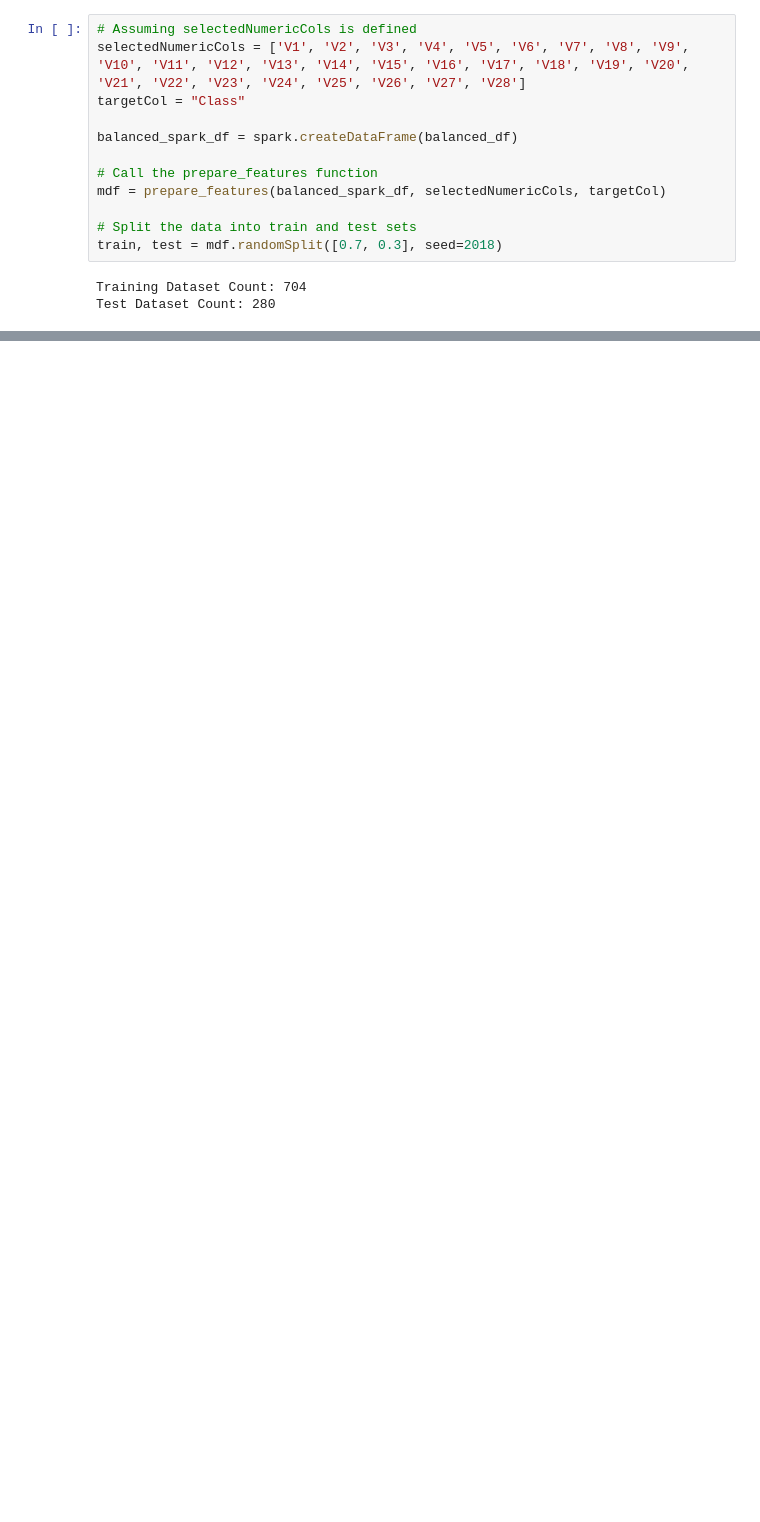
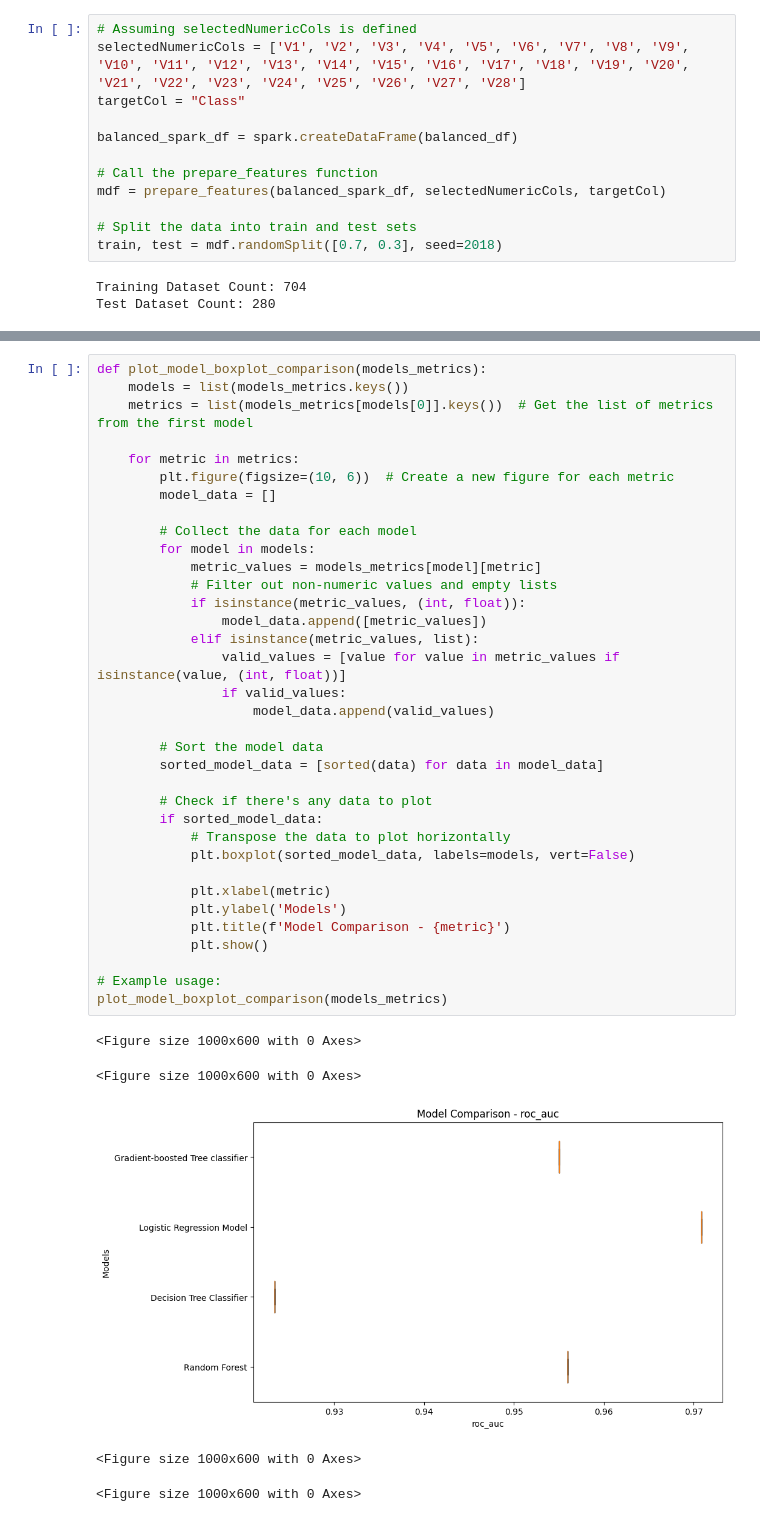
Before and after one commit to Ogweno/portfolio, a Jupyter notebook: "Fraud_Detection_PySpark.ipynb, the cells around one changed output, grey strips where cells are left out. Saved outputs shown, nothing was run; the diff lists cells and outputs as text; blank space fills up the shorter version.

```diff
--- a/"Fraud_Detection_PySpark.ipynb
+++ b/"Fraud_Detection_PySpark.ipynb
@@ -727,0 +702,41 @@ Metrics for Linear SVM:
+# %%
+def plot_model_boxplot_comparison(models_metrics):
+    models = list(models_metrics.keys())
+    metrics = list(models_metrics[models[0]].keys())  # Get the list of metrics from the first model
+
+    for metric in metrics:
+        plt.figure(figsize=(10, 6))  # Create a new figure for each metric
+        model_data = []
+
+        # Collect the data for each model
+        for model in models:
+            metric_values = models_metrics[model][metric]
+            # Filter out non-numeric values and empty lists
+            if isinstance(metric_values, (int, float)):
+                model_data.append([metric_values])
+            elif isinstance(metric_values, list):
+                valid_values = [value for value in metric_values if isinstance(value, (int, float))]
+                if valid_values:
+                    model_data.append(valid_values)
+
+        # Sort the model data
+        sorted_model_data = [sorted(data) for data in model_data]
+
+        # Check if there's any data to plot
+        if sorted_model_data:
+            # Transpose the data to plot horizontally
+            plt.boxplot(sorted_model_data, labels=models, vert=False)
+
+            plt.xlabel(metric)
+            plt.ylabel('Models')
+            plt.title(f'Model Comparison - {metric}')
+            plt.show()
+
+# Example usage:
+plot_model_boxplot_comparison(models_metrics)
+# %% [output]
+<Figure size 1000x600 with 0 Axes>
+<Figure size 1000x600 with 0 Axes>
+[figure, added]
+<Figure size 1000x600 with 0 Axes>
+<Figure size 1000x600 with 0 Axes>
```
Also changed, not shown: parts of 29 cells of this notebook.
